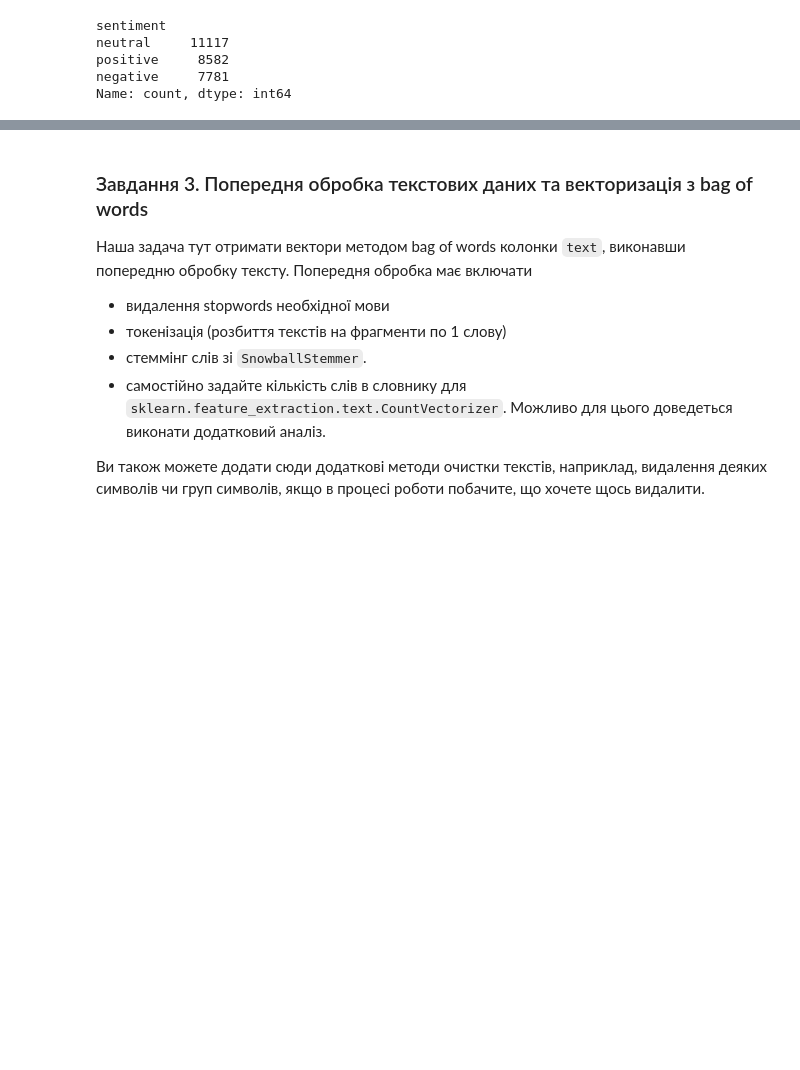
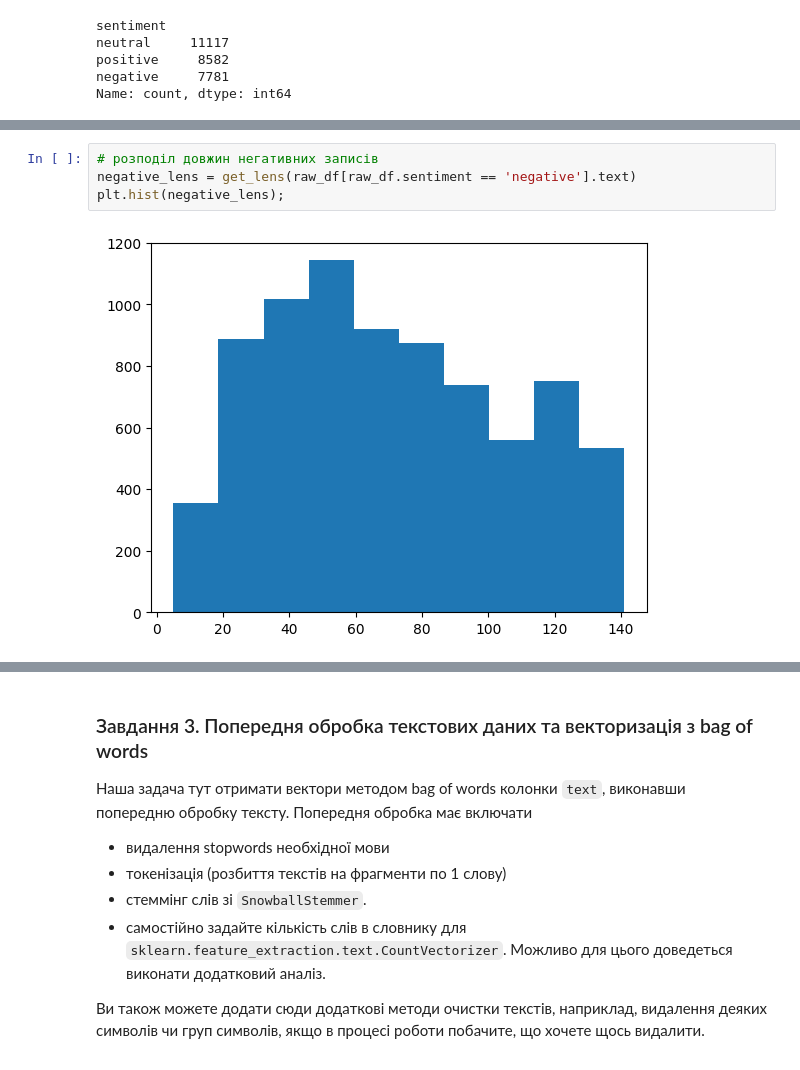
Before and after one commit to YelizavetaP/ml_tasks, a Jupyter notebook: hometasks/4_NLP_and_DL/HW_NLP_Classification.ipynb, the cells around one changed output, grey strips where cells are left out. Cells and saved outputs as stored; diff of their text form; blank space fills up the shorter version.

```diff
--- a/hometasks/4_NLP_and_DL/HW_NLP_Classification.ipynb
+++ b/hometasks/4_NLP_and_DL/HW_NLP_Classification.ipynb
@@ -124,0 +100,6 @@ uni_cat_target_compare()
+# %%
+# розподіл довжин негативних записів
+negative_lens = get_lens(raw_df[raw_df.sentiment == 'negative'].text)
+plt.hist(negative_lens);
+# %% [output]
+[figure, added]
```
Also changed, not shown: parts of 35 cells of this notebook.
